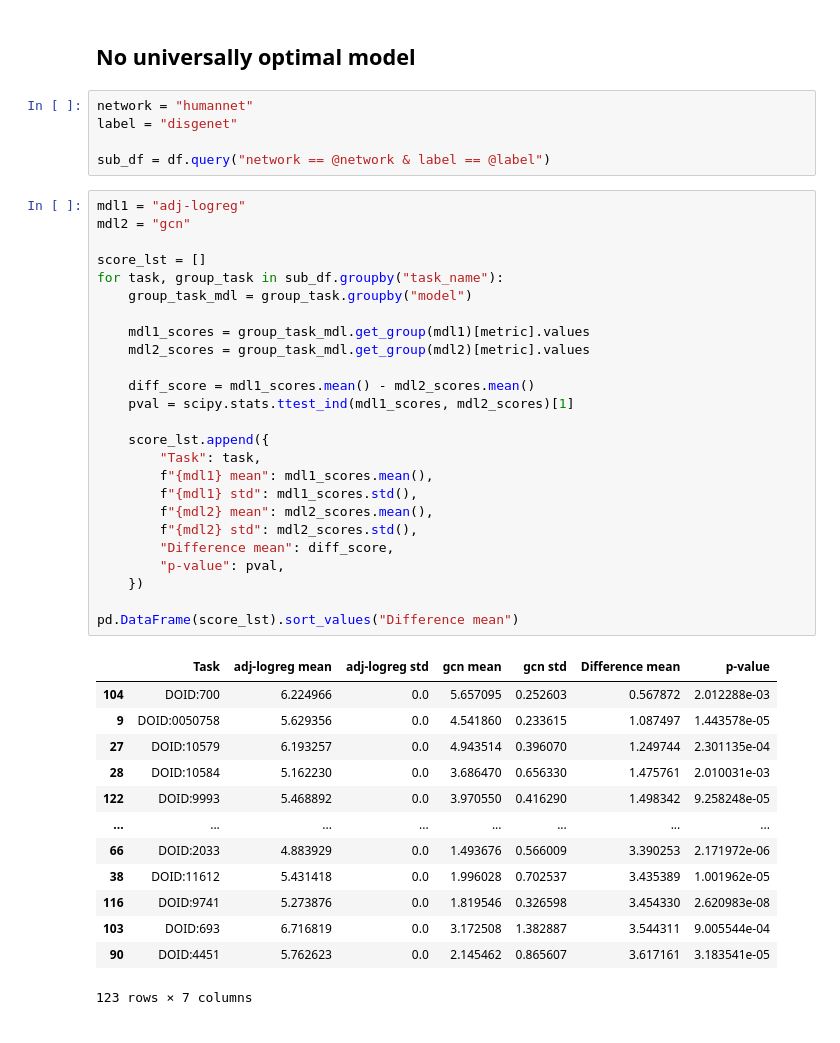
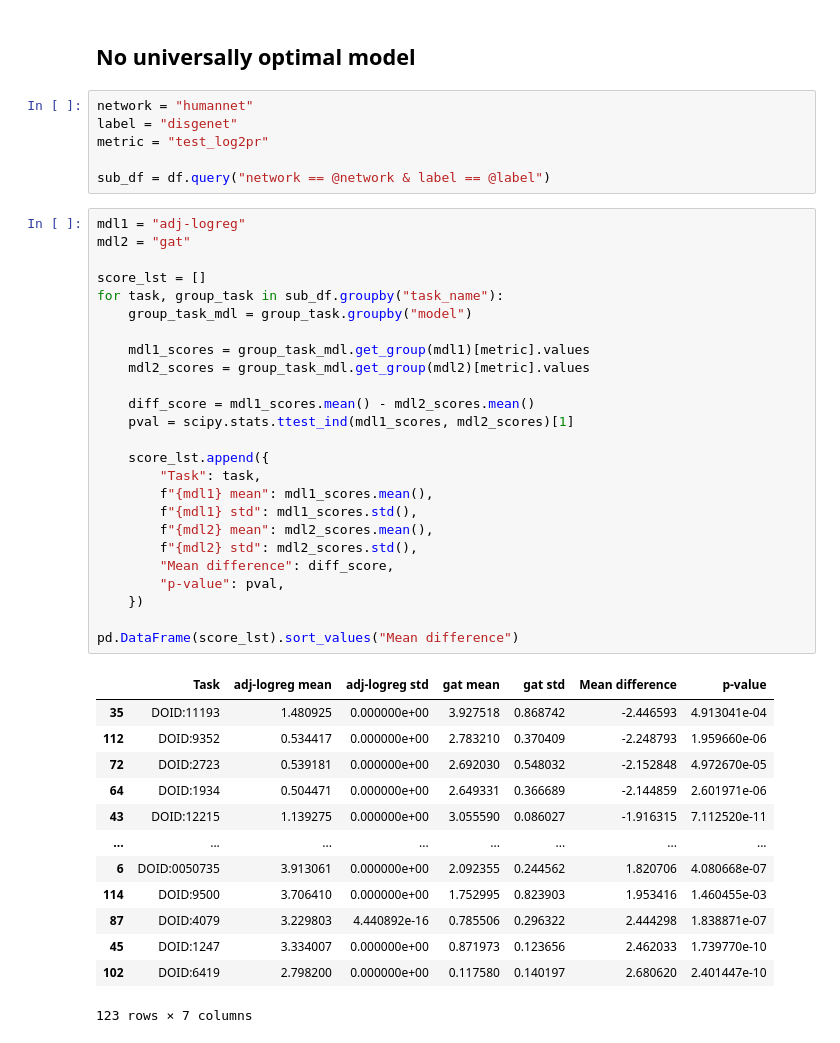
Before and after one commit to krishnanlab/obnbench, a Jupyter notebook: notebook/performance_comparison.ipynb, the cells around one changed output. Drawn from its saved outputs; the diff is of its cells as text.

```diff
--- a/notebook/performance_comparison.ipynb
+++ b/notebook/performance_comparison.ipynb
@@ -294,44 +292,45 @@ plt.show()
 # %%
 network = "humannet"
 label = "disgenet"
+metric = "test_log2pr"
 
 sub_df = df.query("network == @network & label == @label")
 # %%
 mdl1 = "adj-logreg"
-mdl2 = "gcn"
+mdl2 = "gat"
 
 score_lst = []
 for task, group_task in sub_df.groupby("task_name"):
     group_task_mdl = group_task.groupby("model")
 
     mdl1_scores = group_task_mdl.get_group(mdl1)[metric].values
     mdl2_scores = group_task_mdl.get_group(mdl2)[metric].values
 
     diff_score = mdl1_scores.mean() - mdl2_scores.mean()
     pval = scipy.stats.ttest_ind(mdl1_scores, mdl2_scores)[1]
 
     score_lst.append({
         "Task": task,
         f"{mdl1} mean": mdl1_scores.mean(),
         f"{mdl1} std": mdl1_scores.std(),
         f"{mdl2} mean": mdl2_scores.mean(),
         f"{mdl2} std": mdl2_scores.std(),
-        "Difference mean": diff_score,
+        "Mean difference": diff_score,
         "p-value": pval,
     })
 
-pd.DataFrame(score_lst).sort_values("Difference mean")
+pd.DataFrame(score_lst).sort_values("Mean difference")
 # %% [output]
-|  | Task | adj-logreg mean | adj-logreg std | gcn mean | gcn std | Difference mean | p-value |
-| 104 | DOID:700 | 6.224966 | 0.0 | 5.657095 | 0.252603 | 0.567872 | 2.012288e-03 |
-| 9 | DOID:0050758 | 5.629356 | 0.0 | 4.541860 | 0.233615 | 1.087497 | 1.443578e-05 |
-| 27 | DOID:10579 | 6.193257 | 0.0 | 4.943514 | 0.396070 | 1.249744 | 2.301135e-04 |
-| 28 | DOID:10584 | 5.162230 | 0.0 | 3.686470 | 0.656330 | 1.475761 | 2.010031e-03 |
-| 122 | DOID:9993 | 5.468892 | 0.0 | 3.970550 | 0.416290 | 1.498342 | 9.258248e-05 |
+|  | Task | adj-logreg mean | adj-logreg std | gat mean | gat std | Mean difference | p-value |
+| 35 | DOID:11193 | 1.480925 | 0.000000e+00 | 3.927518 | 0.868742 | -2.446593 | 4.913041e-04 |
+| 112 | DOID:9352 | 0.534417 | 0.000000e+00 | 2.783210 | 0.370409 | -2.248793 | 1.959660e-06 |
+| 72 | DOID:2723 | 0.539181 | 0.000000e+00 | 2.692030 | 0.548032 | -2.152848 | 4.972670e-05 |
+| 64 | DOID:1934 | 0.504471 | 0.000000e+00 | 2.649331 | 0.366689 | -2.144859 | 2.601971e-06 |
+| 43 | DOID:12215 | 1.139275 | 0.000000e+00 | 3.055590 | 0.086027 | -1.916315 | 7.112520e-11 |
 | ... | ... | ... | ... | ... | ... | ... | ... |
-| 66 | DOID:2033 | 4.883929 | 0.0 | 1.493676 | 0.566009 | 3.390253 | 2.171972e-06 |
-| 38 | DOID:11612 | 5.431418 | 0.0 | 1.996028 | 0.702537 | 3.435389 | 1.001962e-05 |
-| 116 | DOID:9741 | 5.273876 | 0.0 | 1.819546 | 0.326598 | 3.454330 | 2.620983e-08 |
-| 103 | DOID:693 | 6.716819 | 0.0 | 3.172508 | 1.382887 | 3.544311 | 9.005544e-04 |
-| 90 | DOID:4451 | 5.762623 | 0.0 | 2.145462 | 0.865607 | 3.617161 | 3.183541e-05 |
+| 6 | DOID:0050735 | 3.913061 | 0.000000e+00 | 2.092355 | 0.244562 | 1.820706 | 4.080668e-07 |
+| 114 | DOID:9500 | 3.706410 | 0.000000e+00 | 1.752995 | 0.823903 | 1.953416 | 1.460455e-03 |
+| 87 | DOID:4079 | 3.229803 | 4.440892e-16 | 0.785506 | 0.296322 | 2.444298 | 1.838871e-07 |
+| 45 | DOID:1247 | 3.334007 | 0.000000e+00 | 0.871973 | 0.123656 | 2.462033 | 1.739770e-10 |
+| 102 | DOID:6419 | 2.798200 | 0.000000e+00 | 0.117580 | 0.140197 | 2.680620 | 2.401447e-10 |
 123 rows × 7 columns
```
Also changed, not shown: parts of 10 cells of this notebook, 10 other files.
